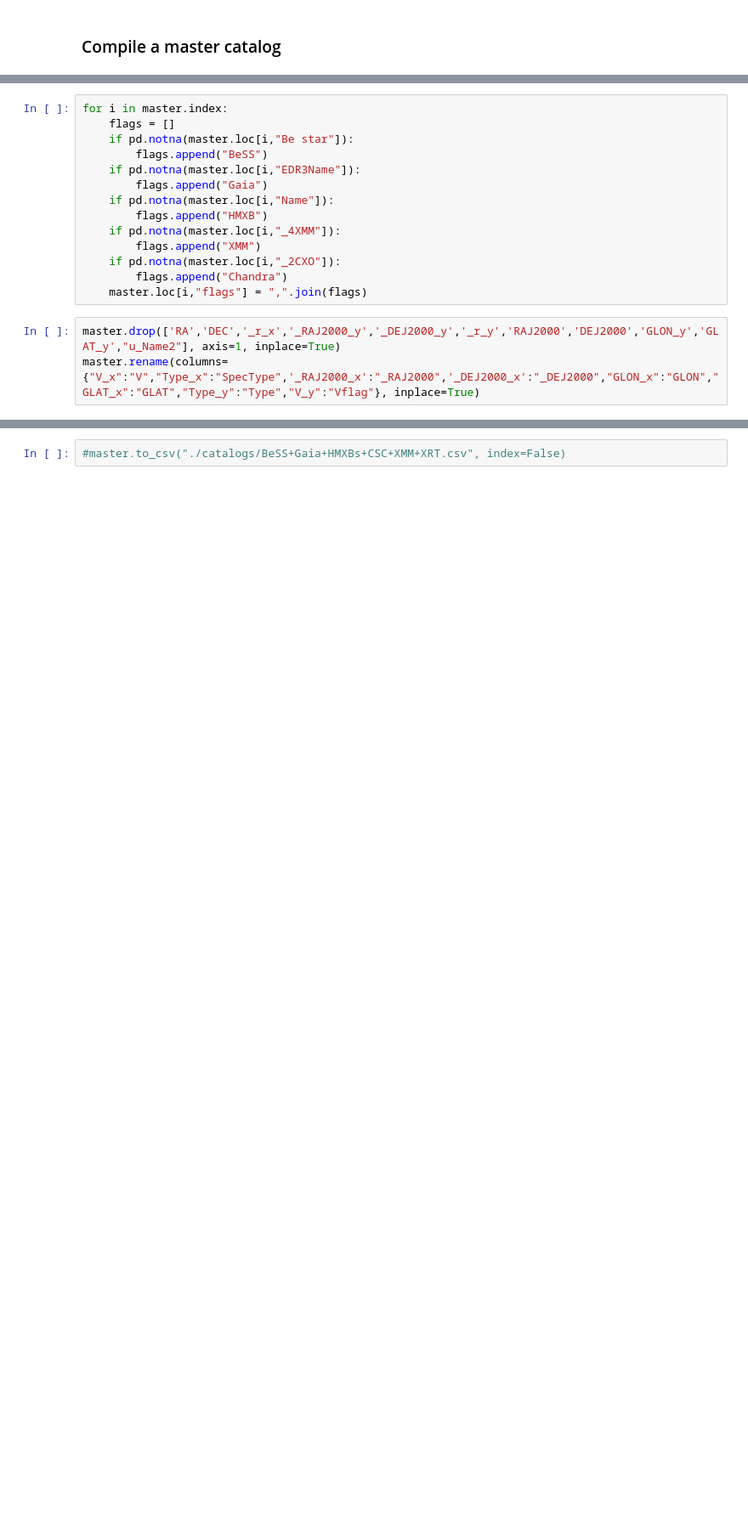
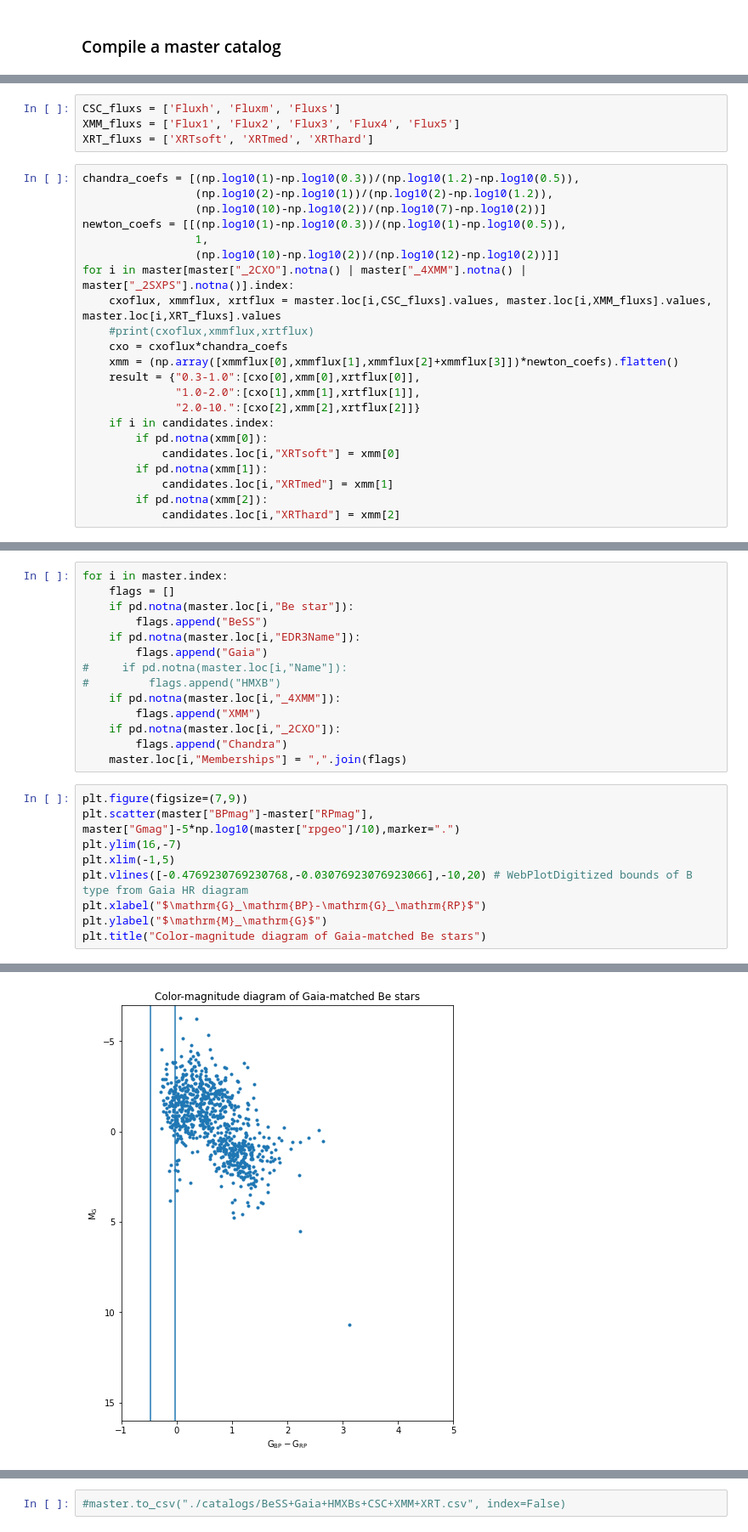
Before and after one commit to cgobat/XDBS-old, a Jupyter notebook: crossmatch.ipynb, the cells around one changed output, grey strips where cells are left out. Shown: that part at 85% size. Saved outputs shown, nothing was run; the diff lists cells and outputs as text; blank space fills up the shorter version.

```diff
--- a/crossmatch.ipynb
+++ b/crossmatch.ipynb
@@ -158,0 +301,26 @@ master = pd.merge(BeSS.to_pandas(), pd.merge(objs, xray, on="_q", how="outer"),
+# %%
+CSC_fluxs = ['Fluxh', 'Fluxm', 'Fluxs']
+XMM_fluxs = ['Flux1', 'Flux2', 'Flux3', 'Flux4', 'Flux5']
+XRT_fluxs = ['XRTsoft', 'XRTmed', 'XRThard']
+# %%
+chandra_coefs = [(np.log10(1)-np.log10(0.3))/(np.log10(1.2)-np.log10(0.5)),
+                 (np.log10(2)-np.log10(1))/(np.log10(2)-np.log10(1.2)),
+                 (np.log10(10)-np.log10(2))/(np.log10(7)-np.log10(2))]
+newton_coefs = [[(np.log10(1)-np.log10(0.3))/(np.log10(1)-np.log10(0.5)),
+                 1,
+                 (np.log10(10)-np.log10(2))/(np.log10(12)-np.log10(2))]]
+for i in master[master["_2CXO"].notna() | master["_4XMM"].notna() | master["_2SXPS"].notna()].index:
+    cxoflux, xmmflux, xrtflux = master.loc[i,CSC_fluxs].values, master.loc[i,XMM_fluxs].values, master.loc[i,XRT_fluxs].values
+    #print(cxoflux,xmmflux,xrtflux)
+    cxo = cxoflux*chandra_coefs
+    xmm = (np.array([xmmflux[0],xmmflux[1],xmmflux[2]+xmmflux[3]])*newton_coefs).flatten()
+    result = {"0.3-1.0":[cxo[0],xmm[0],xrtflux[0]],
+              "1.0-2.0":[cxo[1],xmm[1],xrtflux[1]],
+              "2.0-10.":[cxo[2],xmm[2],xrtflux[2]]}
+    if i in candidates.index:
+        if pd.notna(xmm[0]):
+            candidates.loc[i,"XRTsoft"] = xmm[0]
+        if pd.notna(xmm[1]):
+            candidates.loc[i,"XRTmed"] = xmm[1]
+        if pd.notna(xmm[2]):
+            candidates.loc[i,"XRThard"] = xmm[2]
@@ -163,13 +373,20 @@ for i in master.index:
         flags.append("BeSS")
     if pd.notna(master.loc[i,"EDR3Name"]):
         flags.append("Gaia")
-    if pd.notna(master.loc[i,"Name"]):
-        flags.append("HMXB")
+#     if pd.notna(master.loc[i,"Name"]):
+#         flags.append("HMXB")
     if pd.notna(master.loc[i,"_4XMM"]):
         flags.append("XMM")
     if pd.notna(master.loc[i,"_2CXO"]):
         flags.append("Chandra")
-    master.loc[i,"flags"] = ",".join(flags)
+    master.loc[i,"Memberships"] = ",".join(flags)
-# %%
-master.drop(['RA','DEC','_r_x','_RAJ2000_y','_DEJ2000_y','_r_y','RAJ2000','DEJ2000','GLON_y','GLAT_y',"u_Name2"], axis=1, inplace=True)
-master.rename(columns={"V_x":"V","Type_x":"SpecType",'_RAJ2000_x':"_RAJ2000",'_DEJ2000_x':"_DEJ2000","GLON_x":"GLON","GLAT_x":"GLAT","Type_y":"Type","V_y":"Vflag"}, inplace=True)
+# %%
+plt.figure(figsize=(7,9))
+plt.scatter(master["BPmag"]-master["RPmag"], master["Gmag"]-5*np.log10(master["rpgeo"]/10),marker=".")
+plt.ylim(16,-7)
+plt.xlim(-1,5)
+plt.vlines([-0.4769230769230768,-0.03076923076923066],-10,20) # WebPlotDigitized bounds of B type from Gaia HR diagram
+plt.xlabel("$\mathrm{G}_\mathrm{BP}-\mathrm{G}_\mathrm{RP}$")
+plt.ylabel("$\mathrm{M}_\mathrm{G}$")
+plt.title("Color-magnitude diagram of Gaia-matched Be stars")
+# %% [output]
@@ -176,2 +394,3 @@ master.rename(columns={"V_x":"V","Type_x":"SpecType",'_RAJ2000_x':"_RAJ2000",'_D
+[figure, added]
 # %%
 master.columns
```
Also changed, not shown: parts of 23 cells of this notebook, 1 other file.
